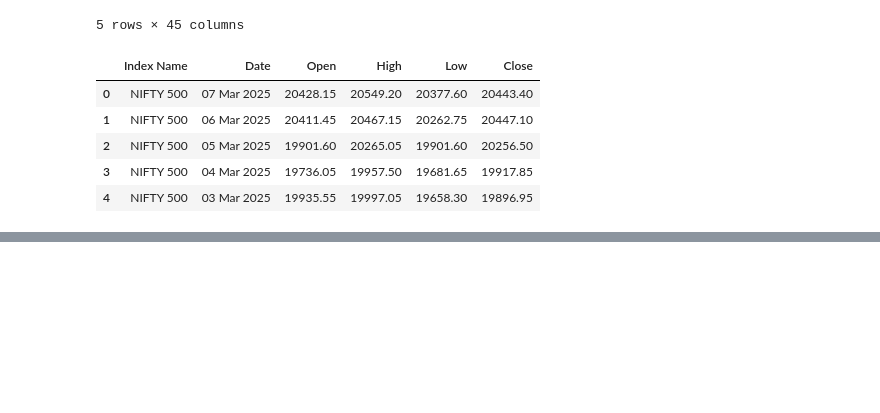
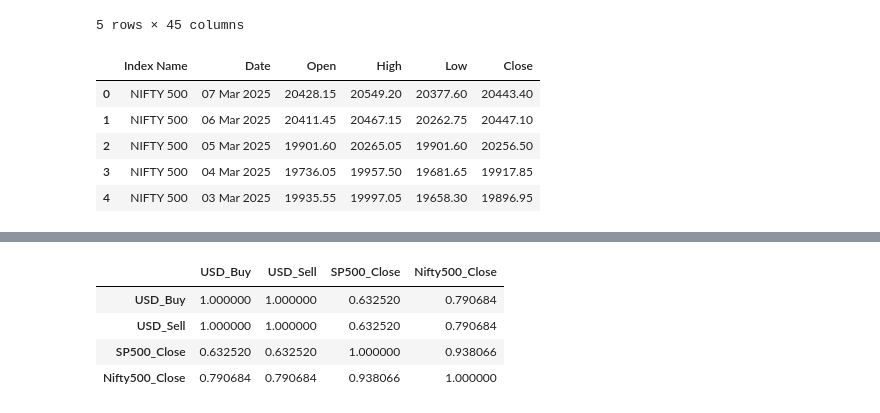
Before and after one commit to sujalthakuri/usdnpr-stockcorrelation, a Jupyter notebook: pyfile.ipynb, the cells around one changed output, grey strips where cells are left out. Cells and saved outputs as stored; diff of their text form; code cells hidden in the pictures; blank space fills up the shorter version.

```diff
--- a/pyfile.ipynb
+++ b/pyfile.ipynb
@@ -55,0 +78,8 @@ df.head()
+# %%
+correlation_matrix
+# %% [output]
+|  | USD_Buy | USD_Sell | SP500_Close | Nifty500_Close |
+| USD_Buy | 1.000000 | 1.000000 | 0.632520 | 0.790684 |
+| USD_Sell | 1.000000 | 1.000000 | 0.632520 | 0.790684 |
+| SP500_Close | 0.632520 | 0.632520 | 1.000000 | 0.938066 |
+| Nifty500_Close | 0.790684 | 0.790684 | 0.938066 | 1.000000 |
```
Also changed, not shown: parts of 8 cells of this notebook.
